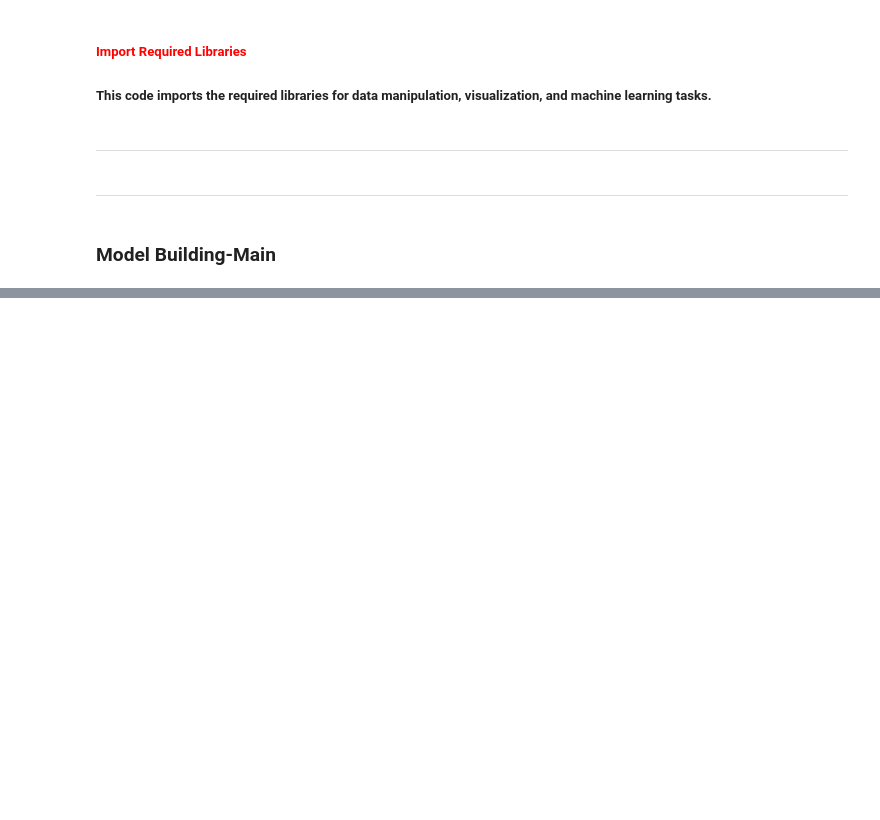
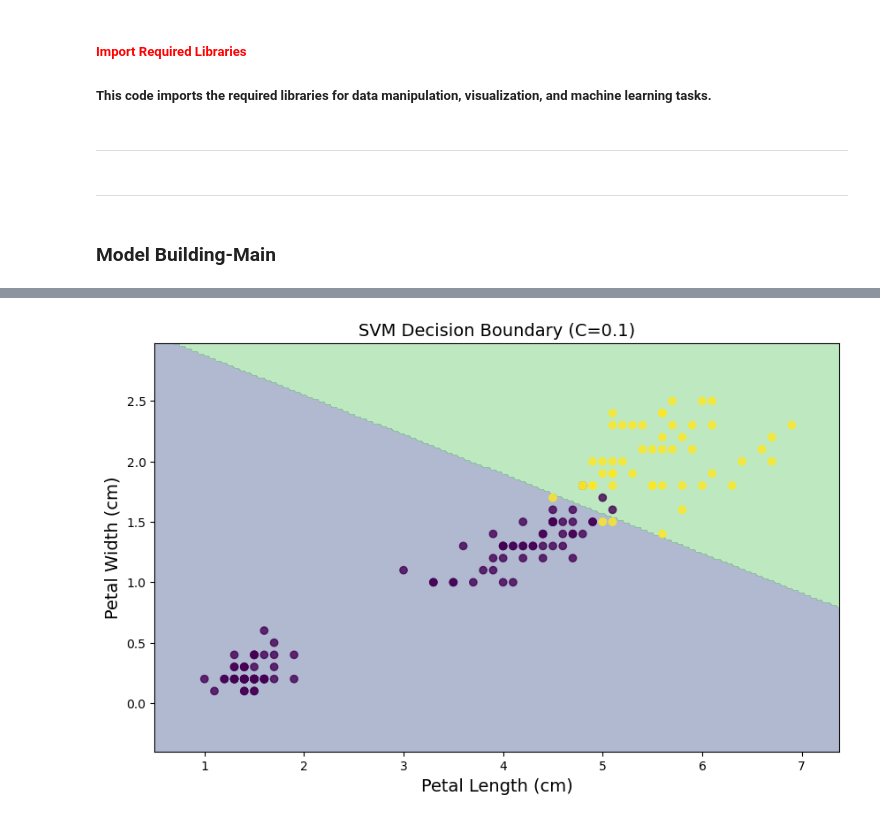
Before and after one commit to CSY2082-2425/assignment-1-ryantigi254, a Jupyter notebook: SVM/Weekly Tasks/main task/Task 1.ipynb, the cells around one changed output, grey strips where cells are left out. Saved outputs shown, nothing was run; the diff lists cells and outputs as text; code cells hidden in the pictures; blank space fills up the shorter version.

```diff
--- a/SVM/Weekly Tasks/main task/Task 1.ipynb
+++ b/SVM/Weekly Tasks/main task/Task 1.ipynb
@@ -98,3 +100,11 @@ plt.rc('ytick', labelsize=10)
 ---------------------------------------------------------------------------------------------------------------------------------
 # %% [markdown]
 ### Model Building-Main
+# %%
+# Load iris dataset
+iris = load_iris(as_frame=True)
+X = iris.data[["petal length (cm)", "petal width (cm)"]].values
+y = (iris.target == 2)  # Virginica vs non-Virginica
+
+# Split the data
+X_train, X_test, y_train, y_test = train_test_split(X, y, test_size=0.2, random_state=42)
@@ -100,0 +164,27 @@ plt.rc('ytick', labelsize=10)
+# %%
+def plot_decision_boundary(model, X, y, title):
+    # Create mesh grid
+    x_min, x_max = X[:, 0].min() - 0.5, X[:, 0].max() + 0.5
+    y_min, y_max = X[:, 1].min() - 0.5, X[:, 1].max() + 0.5
+    xx, yy = np.meshgrid(np.arange(x_min, x_max, 0.02),
+                         np.arange(y_min, y_max, 0.02))
+
+    # Make predictions on mesh grid
+    Z = model.predict(np.c_[xx.ravel(), yy.ravel()])
+    Z = Z.reshape(xx.shape)
+
+    # Plot decision boundary
+    plt.figure(figsize=(10, 6))
+    plt.contourf(xx, yy, Z, alpha=0.4)
+    plt.scatter(X[:, 0], X[:, 1], c=y, alpha=0.8)
+    plt.xlabel('Petal Length (cm)')
+    plt.ylabel('Petal Width (cm)')
+    plt.title(title)
+    plt.show()
+
+# Plot decision boundaries for best model
+best_model = max(model_results, key=lambda x: x['accuracy'])
+plot_decision_boundary(best_model['model'], X, y,
+                      f"SVM Decision Boundary (C={best_model['C']})")
+# %% [output]
+[figure, added]
```
Also changed, not shown: parts of 4 cells of this notebook.
